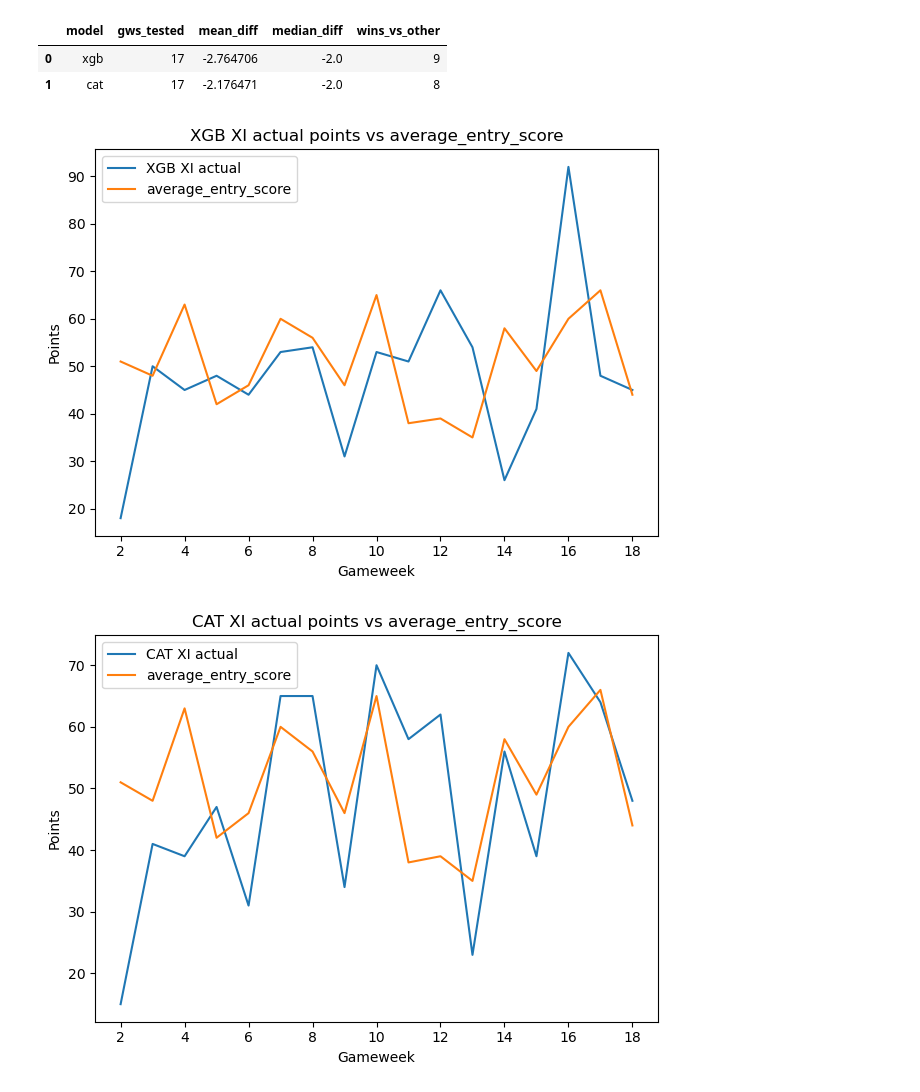
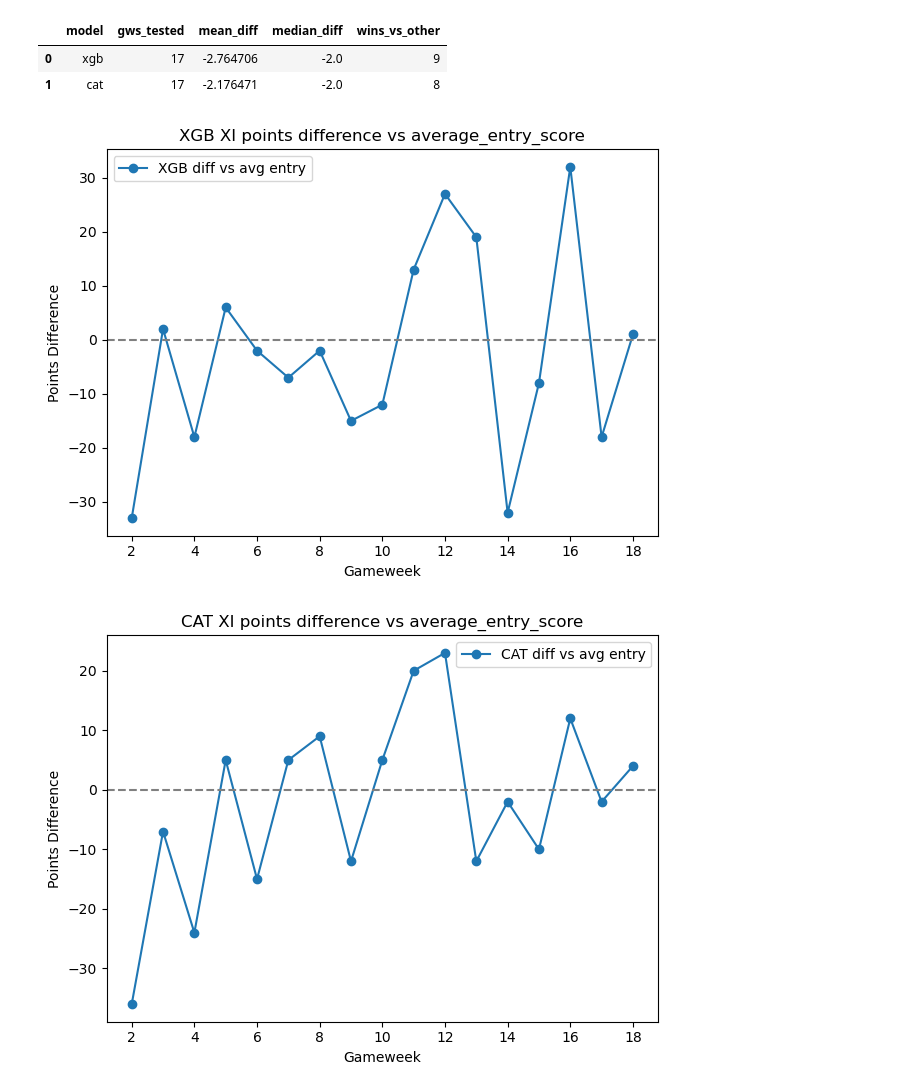
Before and after one commit to Adham-Elzawawi/Fantasy-Premier-League, a Jupyter notebook: FPL.ipynb, the cells around one changed output. Cells and saved outputs as stored; diff of their text form; code cells hidden in the pictures.

```diff
--- a/FPL.ipynb
+++ b/FPL.ipynb
@@ -959,33 +966,17 @@ summary
 # %%
 m1 = "xgb"
 m2 = "cat"
-plt.figure()
-dd = progress_all.loc[progress_all["model"].eq(m1)].sort_values("gw")
-if len(dd):
-    plt.plot(dd["gw"], dd["xi_actual"], label=f"{m1.upper()} XI actual")
-if len(progress_all):
-    base = progress_all.drop_duplicates("gw").sort_values("gw")
-    plt.plot(base["gw"], base["avg_entry_score"], label="average_entry_score")
-plt.xlabel("Gameweek")
-plt.ylabel("Points")
-plt.title("XGB XI actual points vs average_entry_score")
-plt.legend()
-plt.tight_layout()
-plt.show()
-
-plt.figure()
-dd = progress_all.loc[progress_all["model"].eq(m2)].sort_values("gw")
-if len(dd):
-    plt.plot(dd["gw"], dd["xi_actual"], label=f"{m2.upper()} XI actual")
-if len(progress_all):
-    base = progress_all.drop_duplicates("gw").sort_values("gw")
-    plt.plot(base["gw"], base["avg_entry_score"], label="average_entry_score")
-plt.xlabel("Gameweek")
-plt.ylabel("Points")
-plt.title("CAT XI actual points vs average_entry_score")
-plt.legend()
-plt.tight_layout()
-plt.show()
+for m in ["xgb","cat"]:
+    dd = progress_all.loc[progress_all["model"].eq(m)].sort_values("gw")
+    plt.figure()
+    plt.plot(dd["gw"], dd["diff_vs_avg_entry"], marker="o", label=f"{m.upper()} diff vs avg entry")
+    plt.axhline(0, color="gray", linestyle="--")
+    plt.xlabel("Gameweek")
+    plt.ylabel("Points Difference")
+    plt.title(f"{m.upper()} XI points difference vs average_entry_score")
+    plt.legend()
+    plt.tight_layout()
+    plt.show()
 # %% [output]
-[figure, old version]
+[figure, new version]
-[figure, old version]
+[figure, new version]
```
Also changed, not shown: parts of 2 cells of this notebook, 6 other files.
